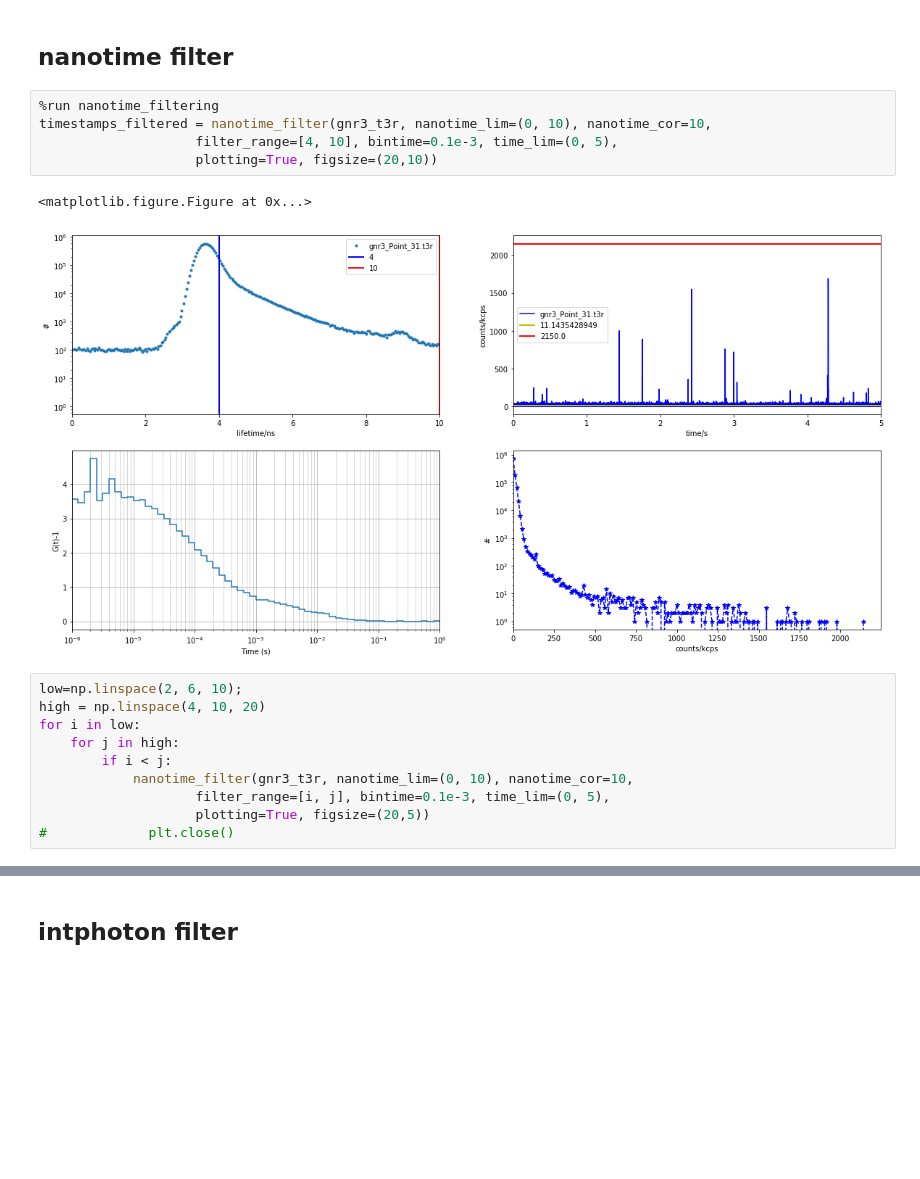
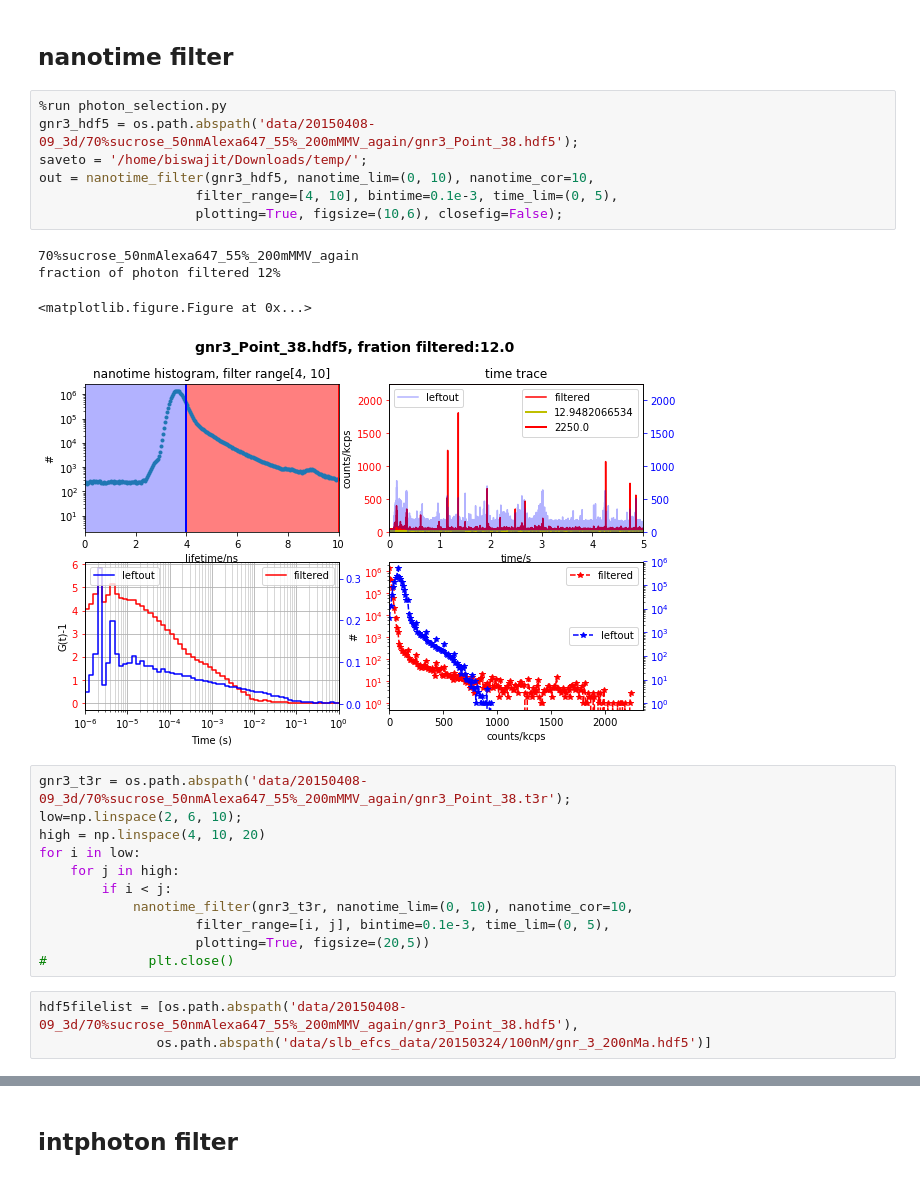
Before and after one commit to biswajitSM/inter_photon_repo, a Jupyter notebook: Alexa647_sucrose.ipynb, the cells around one changed output, grey strips where cells are left out. Cells and saved outputs as stored; diff of their text form; blank space fills up the shorter version.

```diff
--- a/Alexa647_sucrose.ipynb
+++ b/Alexa647_sucrose.ipynb
@@ -58,14 +58,19 @@ nanotime_intphoton_filelist(temp_list, bins_nanotime=300,
 # %% [markdown]
 ## nanotime filter
 # %%
-%run nanotime_filtering
-timestamps_filtered = nanotime_filter(gnr3_t3r, nanotime_lim=(0, 10), nanotime_cor=10,
+%run photon_selection.py
+gnr3_hdf5 = os.path.abspath('data/20150408-09_3d/70%sucrose_50nmAlexa647_55%_200mMMV_again/gnr3_Point_38.hdf5');
+saveto = '/home/biswajit/Downloads/temp/';
+out = nanotime_filter(gnr3_hdf5, nanotime_lim=(0, 10), nanotime_cor=10,
                     filter_range=[4, 10], bintime=0.1e-3, time_lim=(0, 5),
-                    plotting=True, figsize=(20,10))
+                    plotting=True, figsize=(10,6), closefig=False);
 # %% [output]
-<matplotlib.figure.Figure at 0x...>
+70%sucrose_50nmAlexa647_55%_200mMMV_again
+fraction of photon filtered 12%
+<matplotlib.figure.Figure at 0x...>
-[figure, old version]
+[figure, new version]
 # %%
+gnr3_t3r = os.path.abspath('data/20150408-09_3d/70%sucrose_50nmAlexa647_55%_200mMMV_again/gnr3_Point_38.t3r');
 low=np.linspace(2, 6, 10);
 high = np.linspace(4, 10, 20)
 for i in low:
@@ -75,3 +80,6 @@ for i in low:
                     filter_range=[i, j], bintime=0.1e-3, time_lim=(0, 5),
                     plotting=True, figsize=(20,5))
 #             plt.close()
+# %%
+hdf5filelist = [os.path.abspath('data/20150408-09_3d/70%sucrose_50nmAlexa647_55%_200mMMV_again/gnr3_Point_38.hdf5'),
+               os.path.abspath('data/slb_efcs_data/20150324/100nM/gnr_3_200nMa.hdf5')]
```
Also changed, not shown: parts of 5 cells of this notebook, 5 other files.
